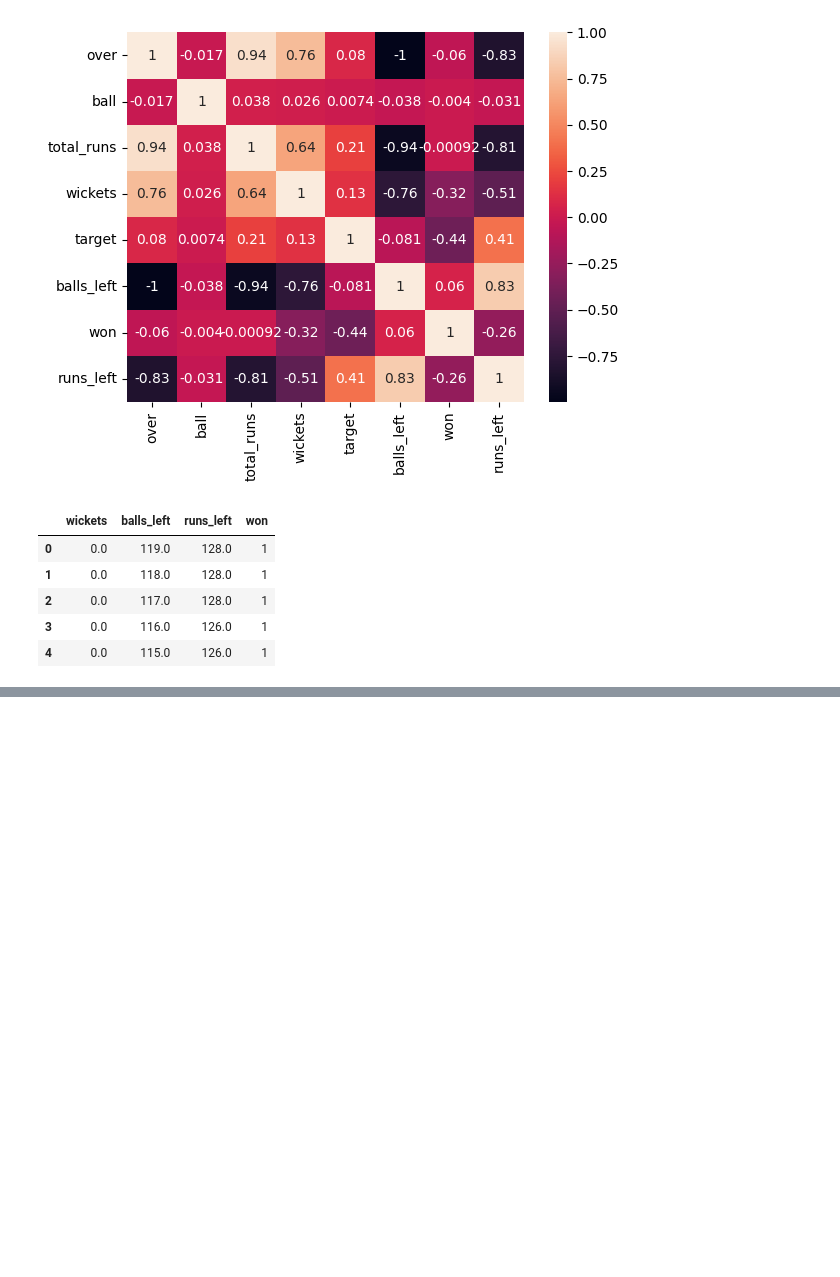
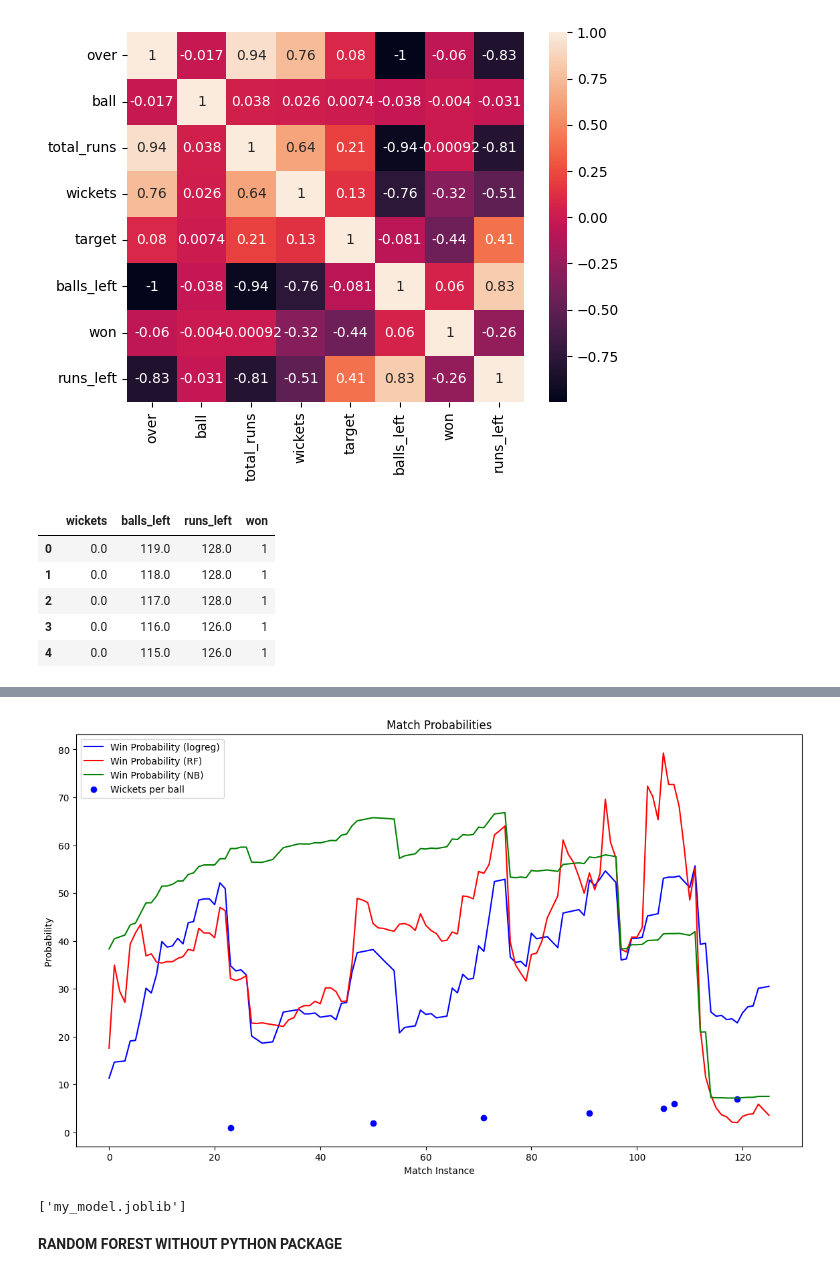
Before and after one commit to RasibHassan/Cricket-Match-Win-Predicition, a Jupyter notebook: PSL_WIN_PREDICTION.ipynb, the cells around one changed output, grey strips where cells are left out. Cells and saved outputs as stored; diff of their text form; code cells hidden in the pictures; blank space fills up the shorter version.

Commit message:
final work done with adding models without python package

```diff
--- a/PSL_WIN_PREDICTION.ipynb
+++ b/PSL_WIN_PREDICTION.ipynb
@@ -186,0 +276,4 @@ psl_df = psl_df.dropna()
+# %%
+nb=GaussianNB()
+nb.fit(X_train, y_train)
+y_pred_nb=nb.predict(X_test)
@@ -186,0 +352,13 @@ psl_df = psl_df.dropna()
+# %%
+match_df = pd.read_csv('/content/match_test.csv')
+match_df['balls_left'] = 120-(((match_df['over']-1)*6)+match_df['ball'])
+match_x=match_df[['wickets','balls_left','runs_left']]
+proba=logreg.predict_proba(match_x)
+proba2=RF.predict_proba(match_x)
+proba3=nb.predict_proba(match_x)
+win_proba = proba[:, 1]*100
+win_proba2 = proba2[:, 1]*100
+win_proba3 = proba3[:, 1]*100
+balls=match_df['balls_left'][::-1].values
+wickets=match_df['wickets']
+loss_proba = proba[:, 0]
@@ -186,0 +383,45 @@ psl_df = psl_df.dropna()
+# %%
+plt.figure(figsize=(14, 8))
+balls = [balls[i] for i in range(len(wickets)) if wickets[i] > 0]
+wickets = [wickets[i] for i in range(len(wickets)) if wickets[i] > 0]
+wicket_balls = []
+wicket_numbers = []
+
+# Track wickets
+previous_wicket = None
+for i in range(len(wickets)):
+    current_wicket = wickets[i]
+    current_ball = balls[i]
+
+    if current_wicket != previous_wicket:
+        if previous_wicket is not None:
+            wicket_balls.append(current_ball - 1)
+            wicket_numbers.append(previous_wicket)
+        previous_wicket = current_wicket
+
+# Append for the last wicket
+wicket_balls.append(balls[-1])
+wicket_numbers.append(wickets[-1])
+
+# Plot the predicted win probability
+plt.plot(win_proba, label='Win Probability (logreg)', color='blue')
+plt.plot(win_proba2, label='Win Probability (RF)', color='red')
+plt.plot(win_proba3, label='Win Probability (NB)', color='green')
+plt.scatter(wicket_balls,wicket_numbers, c='blue', label='Wickets per ball')
+
+
+# Adding titles and labels
+plt.title('Match Probabilities')
+plt.xlabel('Match Instance')
+plt.ylabel('Probability ')
+plt.legend()
+
+# Show the plot
+plt.show()
+# %% [output]
+[figure, added]
+# %%
+# saving model
+joblib.dump(RF, 'my_model.joblib')
+# %% [output]
+['my_model.joblib']
@@ -186,0 +442,2 @@ psl_df = psl_df.dropna()
+# %% [markdown]
+**RANDOM FOREST WITHOUT PYTHON PACKAGE**
```
Also changed, not shown: parts of 26 cells of this notebook.
